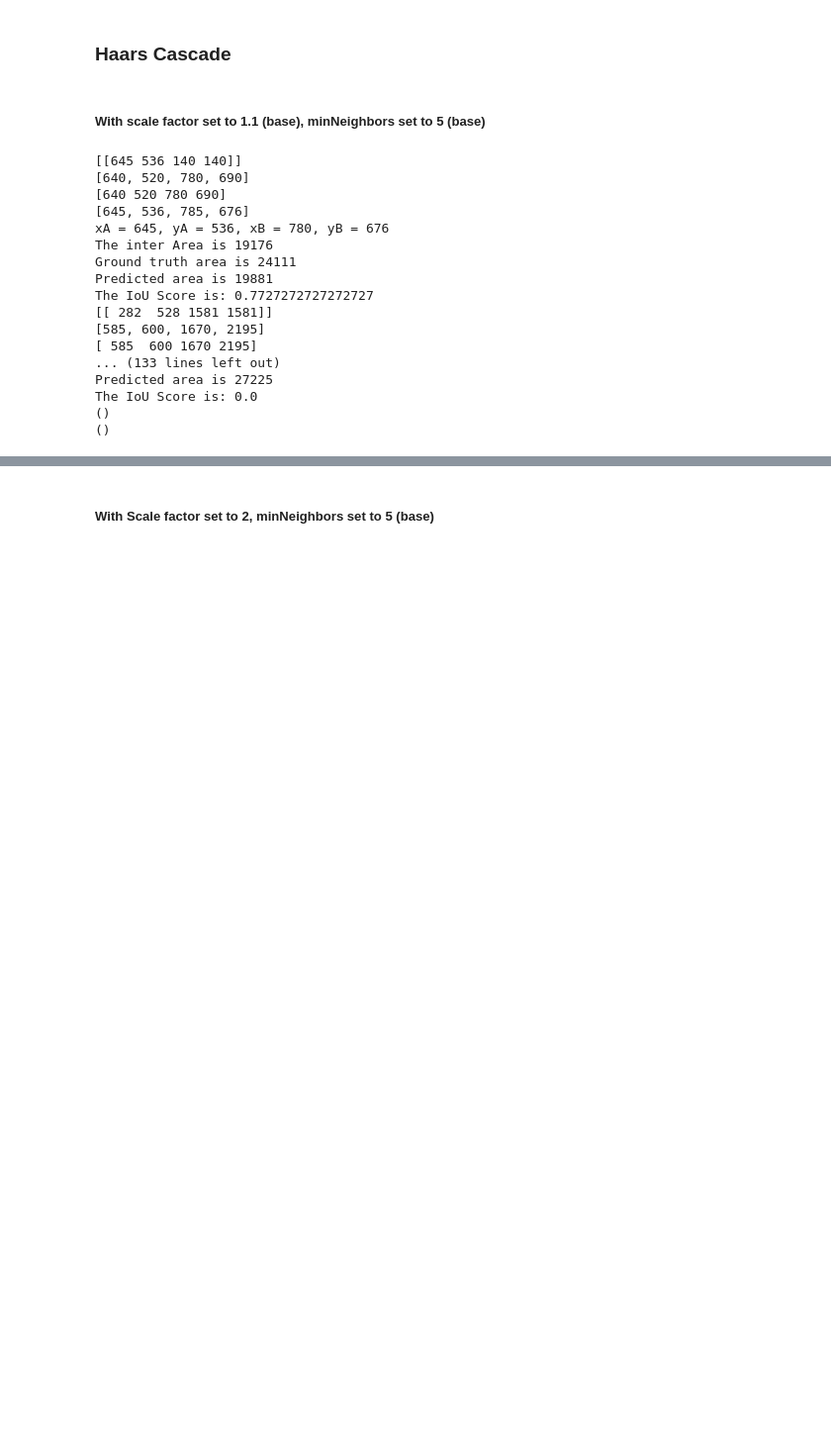
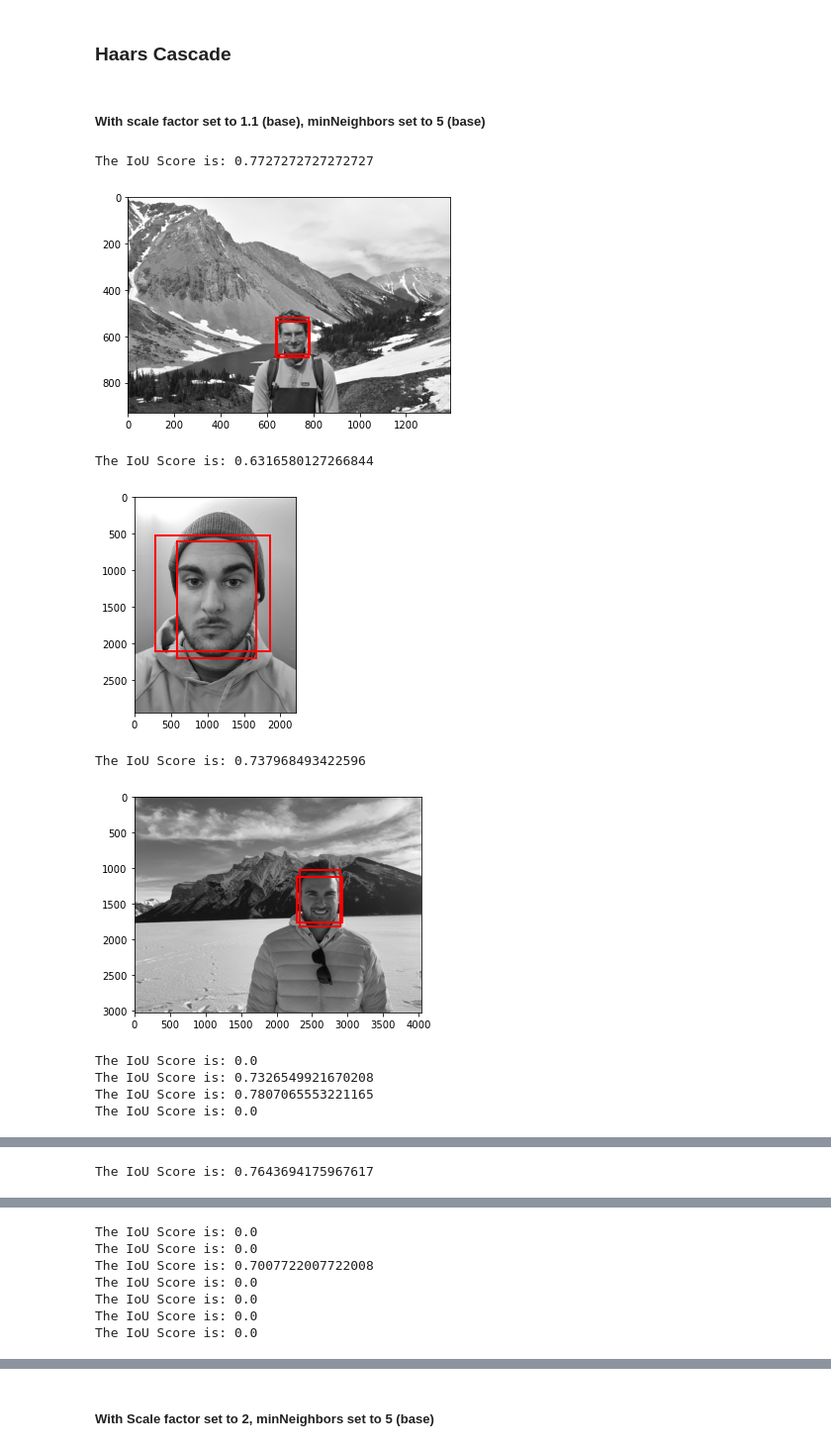
Before and after one commit to aidanjoh/Facial-Detection-Methods, a Jupyter notebook: FacialDetection-AidanJohnson&CameronFaith.ipynb, the cells around one changed output, grey strips where cells are left out. Shown at 99% size. Cells and saved outputs as stored; diff of their text form; code cells hidden in the pictures; blank space fills up the shorter version.

Commit message:
Fixed my Haars Cascade code to handle the new method of plotting the bounding boxes.

```diff
--- a/FacialDetection-AidanJohnson&CameronFaith.ipynb
+++ b/FacialDetection-AidanJohnson&CameronFaith.ipynb
@@ -239,47 +239,41 @@ with open("updatedGroundTruthBBox.csv") as csvFile:
 # %%
 for imageNum in range(1,10):
     imagePath = f"Images/personal/{imageNum}.jpg"
     grayImage = convertImageToGrayScale(imagePath)
     #viewImage(grayImage)
     faces = haarsFaceDetect(faceCascade, grayImage, minSize=(30,30), scaleFactor=1.1, minNeighbors=5)
 
-    print(faces)
+    # print(faces)
     boundingBoxes = []
+
     # Draw a rectangle around the faces
     for (x, y, w, h) in faces:
-        boundingBoxes
-        cv2.rectangle(grayImage, (x, y), (x+w, y+h), (0, 255, 0), 5)
+        boundingBoxes.append([x,y,w,h])
         predictedBox = [x, y, x+w, y+h]
+
         iouScores = []
-        if len(groundTrueBoundingBox[imageNum]) == 1:
-            print(groundTrueBoundingBox[imageNum][0])
-            cv2.rectangle(grayImage, (groundTrueBoundingBox[imageNum][0][0], groundTrueBoundingBox[imageNum][0][1]), \
-                                    (groundTrueBoundingBox[imageNum][0][2], groundTrueBoundingBox[imageNum][0][3]), (0, 0, 255), 5)
-            iouScore = calcIntersectiontionOverUnion(np.array(groundTrueBoundingBox[imageNum][0]), predictedBox)
+        # if len(groundTrueBoundingBox[imageNum]) == 1:
+        #     print(groundTrueBoundingBox[imageNum][0])
+        #     cv2.rectangle(grayImage, (groundTrueBoundingBox[imageNum][0][0], groundTrueBoundingBox[imageNum][0][1]), \
+        #                             (groundTrueBoundingBox[imageNum][0][2], groundTrueBoundingBox[imageNum][0][3]), (0, 0, 255), 5)
+        #     iouScore = calcIntersectiontionOverUnion(np.array(groundTrueBoundingBox[imageNum][0]), predictedBox)
+        #     print(f"The IoU Score is: {iouScore}")
+        # else:
+        for groundTruthBB in groundTrueBoundingBox[imageNum]:
+            boundingBoxes.append([groundTruthBB[0], groundTruthBB[1], groundTruthBB[2]-groundTruthBB[0], groundTruthBB[3]-groundTruthBB[1]])
+            iouScore = calcIntersectiontionOverUnion(np.array(groundTruthBB), predictedBox)
             print(f"The IoU Score is: {iouScore}")
-        else:
-            for groundTruthBB in groundTrueBoundingBox[imageNum]:
-                cv2.rectangle(grayImage, (groundTruthBB[0], groundTruthBB[1]), \
-                    (groundTruthBB[2], groundTruthBB[3]), (0, 0, 255), 5)
-                iouScore = calcIntersectiontionOverUnion(np.array(groundTruthBB), predictedBox)
-                print(f"The IoU Score is: {iouScore}")
 
     #Displaying the facial detection
+    plotRectangle(grayImage, boundingBoxes)
 # %% [output]
-[[645 536 140 140]]
-[640, 520, 780, 690]
-[640 520 780 690]
-[645, 536, 785, 676]
-xA = 645, yA = 536, xB = 780, yB = 676
-The inter Area is 19176
-Ground truth area is 24111
-Predicted area is 19881
 The IoU Score is: 0.7727272727272727
-[[ 282  528 1581 1581]]
-[585, 600, 1670, 2195]
-[ 585  600 1670 2195]
-... (133 lines left out)
-Predicted area is 27225
-The IoU Score is: 0.0
-()
-()
+[figure, added]
+The IoU Score is: 0.6316580127266844
+[figure, added]
+The IoU Score is: 0.737968493422596
+[figure, added]
+The IoU Score is: 0.0
+The IoU Score is: 0.7326549921670208
+The IoU Score is: 0.7807065553221165
+The IoU Score is: 0.0
@@ -285,0 +281 @@ The IoU Score is: 0.0
+The IoU Score is: 0.7643694175967617
@@ -285,0 +283,7 @@ The IoU Score is: 0.0
+The IoU Score is: 0.0
+The IoU Score is: 0.0
+The IoU Score is: 0.7007722007722008
+The IoU Score is: 0.0
+The IoU Score is: 0.0
+The IoU Score is: 0.0
+The IoU Score is: 0.0
```
Also changed, not shown: parts of 5 cells of this notebook.
